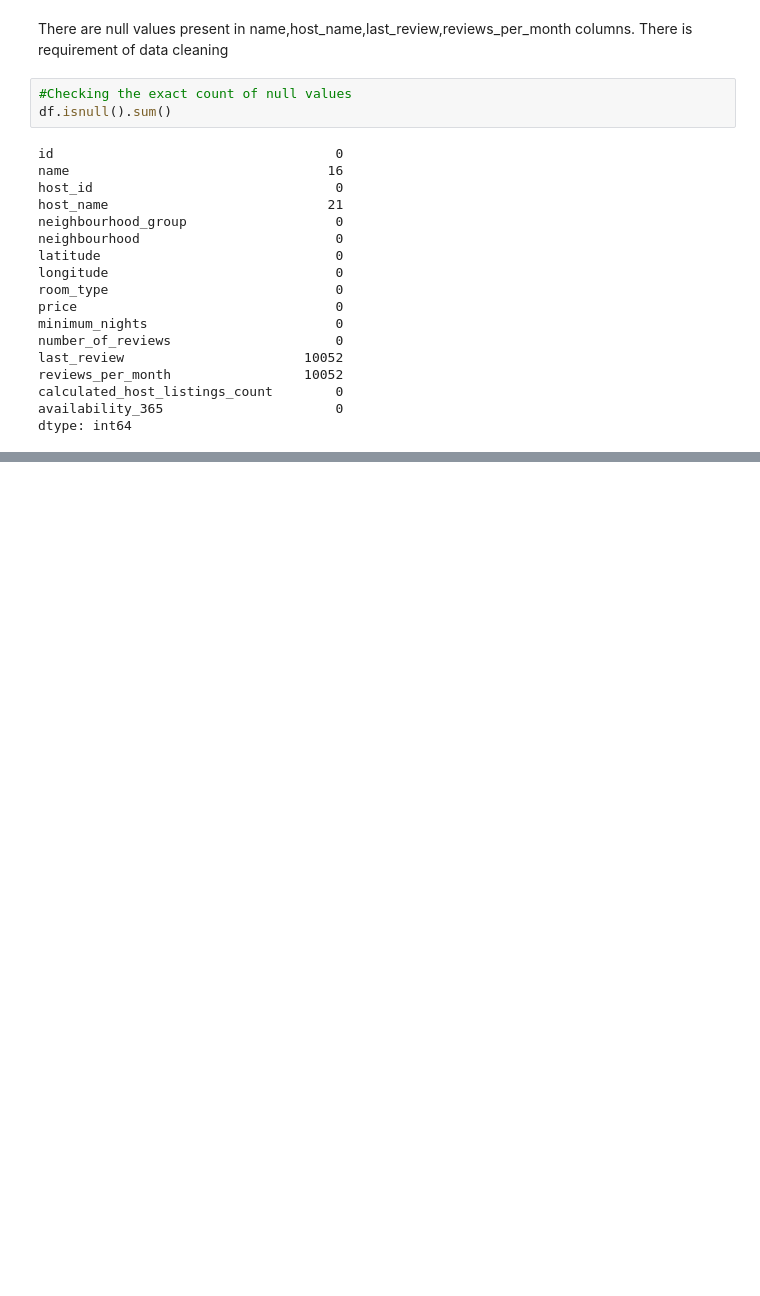
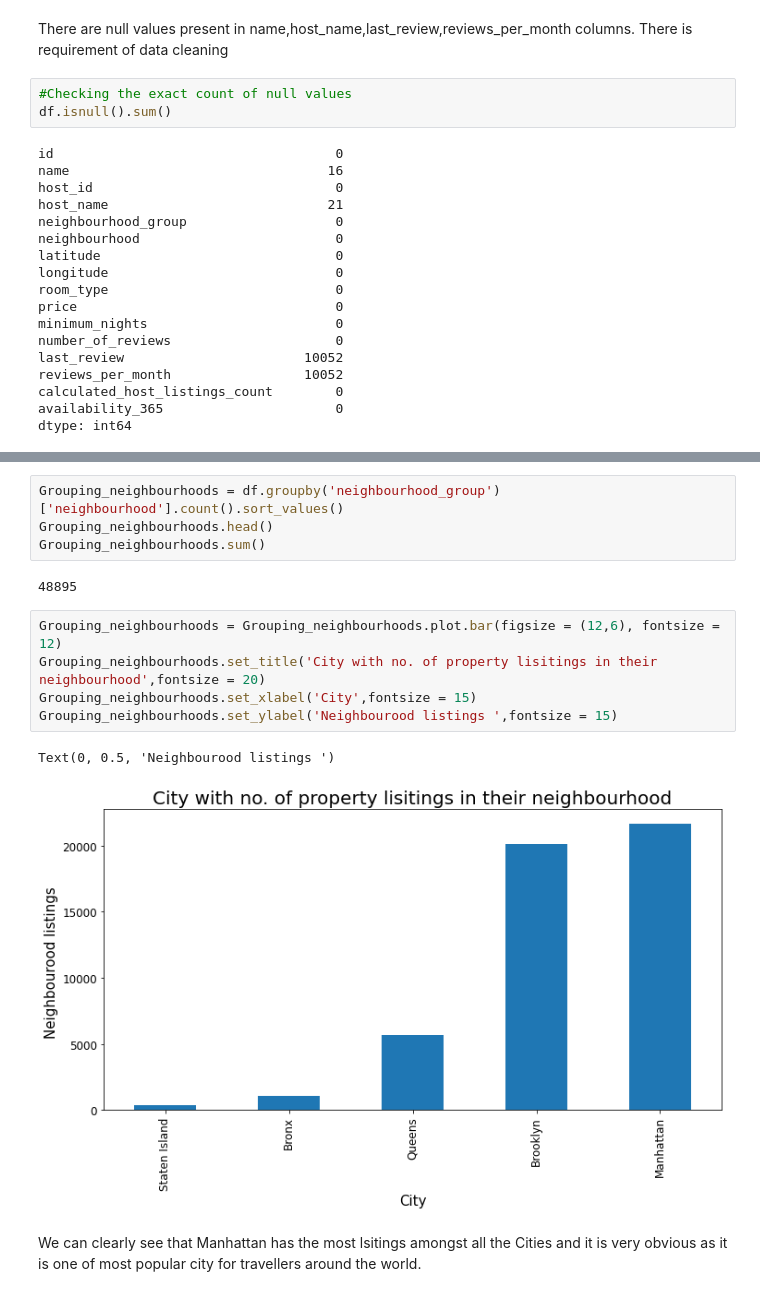
Before and after one commit to coonalcodes/Airbnb-Bookings-Analysis---Capstone-Project, a Jupyter notebook: Airbnb_Bookings_Analysis_Capstone_Project.ipynb, the cells around one changed output, grey strips where cells are left out. Drawn from its saved outputs; the diff is of its cells as text; blank space fills up the shorter version.

```diff
--- a/Airbnb_Bookings_Analysis_Capstone_Project.ipynb
+++ b/Airbnb_Bookings_Analysis_Capstone_Project.ipynb
@@ -75,0 +141,16 @@ dtype: int64
+# %%
+Grouping_neighbourhoods = df.groupby('neighbourhood_group')['neighbourhood'].count().sort_values()
+Grouping_neighbourhoods.head()
+Grouping_neighbourhoods.sum()
+# %% [output]
+48895
+# %%
+Grouping_neighbourhoods = Grouping_neighbourhoods.plot.bar(figsize = (12,6), fontsize = 12)
+Grouping_neighbourhoods.set_title('City with no. of property lisitings in their neighbourhood',fontsize = 20)
+Grouping_neighbourhoods.set_xlabel('City',fontsize = 15)
+Grouping_neighbourhoods.set_ylabel('Neighbourood listings ',fontsize = 15)
+# %% [output]
+Text(0, 0.5, 'Neighbourood listings ')
+[figure, added]
+# %% [markdown]
+We can clearly see that Manhattan has the most lsitings amongst all the Cities and it is very obvious as it is one of most popular city for travellers around the world.
```
Also changed, not shown: parts of 8 cells of this notebook.
